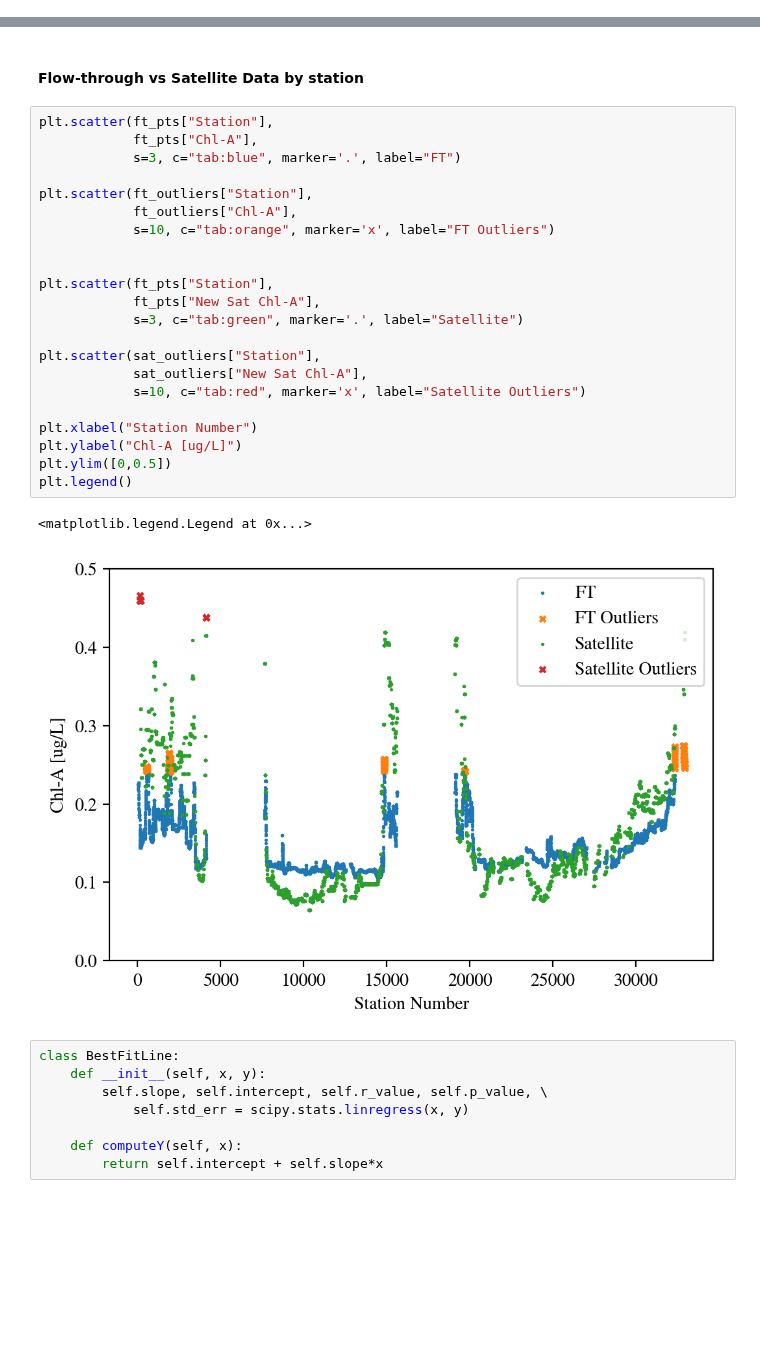
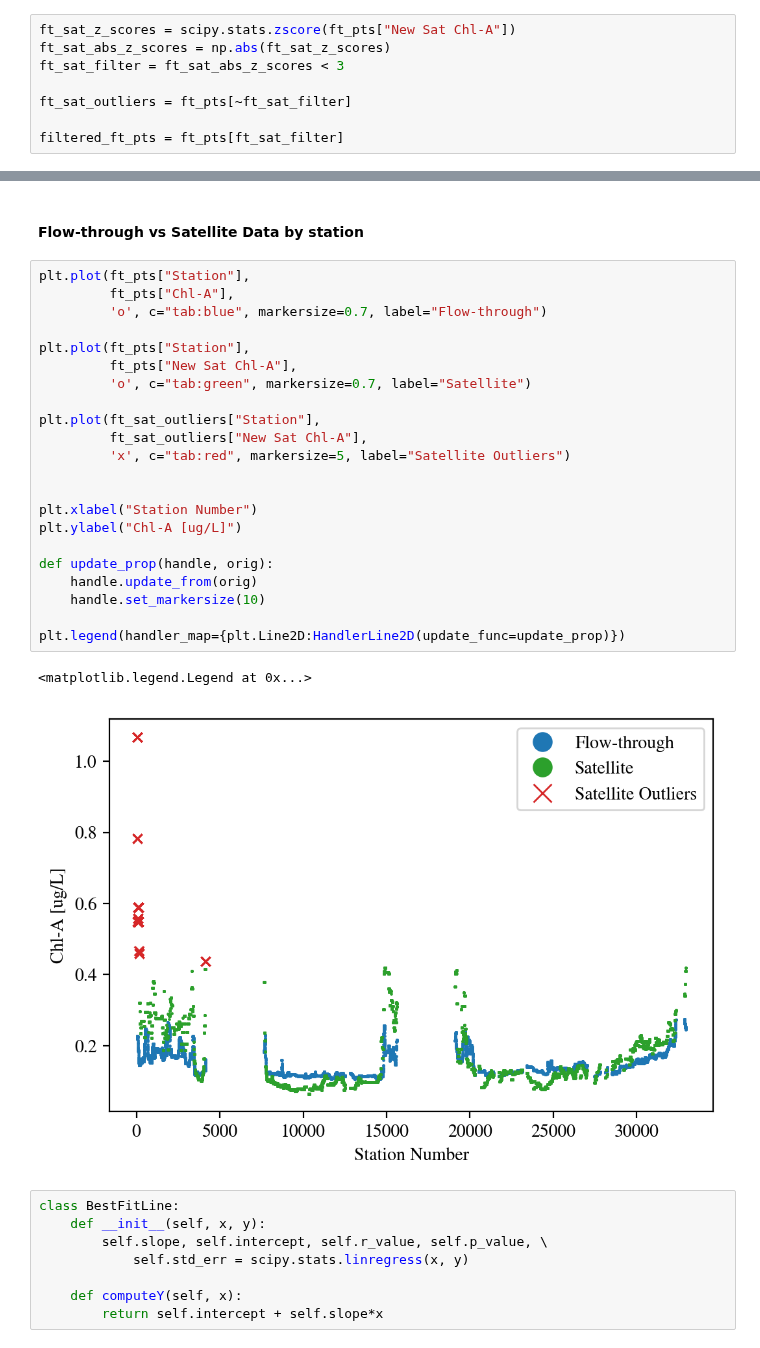
Before and after one commit to AmyPhung/chl-a-comparison, a Jupyter notebook: Revised Figures (Histograms, Satellite Comparisons).ipynb, the cells around one changed output, grey strips where cells are left out. Saved outputs shown, nothing was run; the diff lists cells and outputs as text; blank space fills up the shorter version.

Commit message:
Separate outliers in BGC dataset

```diff
--- a/Revised Figures (Histograms, Satellite Comparisons).ipynb
+++ b/Revised Figures (Histograms, Satellite Comparisons).ipynb
@@ -136,3 +139,11 @@ compiled_results.insert(10, "New Sat Chl-A", new_sat_data)
 # %%
 ft_pts = compiled_results.dropna()
+# %%
+ft_sat_z_scores = scipy.stats.zscore(ft_pts["New Sat Chl-A"])
+ft_sat_abs_z_scores = np.abs(ft_sat_z_scores)
+ft_sat_filter = ft_sat_abs_z_scores < 3
+
+ft_sat_outliers = ft_pts[~ft_sat_filter]
+
+filtered_ft_pts = ft_pts[ft_sat_filter]
 # %% [markdown]
@@ -177,30 +193,30 @@ mpl.rcParams['font.family'] = 'STIXGeneral'
 # %% [markdown]
 #### Flow-through vs Satellite Data by station
 # %%
-plt.scatter(ft_pts["Station"],
-            ft_pts["Chl-A"],
-            s=3, c="tab:blue", marker='.', label="FT")
+plt.plot(ft_pts["Station"],
+         ft_pts["Chl-A"],
+         'o', c="tab:blue", markersize=0.7, label="Flow-through")
 
-plt.scatter(ft_outliers["Station"],
-            ft_outliers["Chl-A"],
-            s=10, c="tab:orange", marker='x', label="FT Outliers")
+plt.plot(ft_pts["Station"],
+         ft_pts["New Sat Chl-A"],
+         'o', c="tab:green", markersize=0.7, label="Satellite")
 
+plt.plot(ft_sat_outliers["Station"],
+         ft_sat_outliers["New Sat Chl-A"],
+         'x', c="tab:red", markersize=5, label="Satellite Outliers")
 
-plt.scatter(ft_pts["Station"],
-            ft_pts["New Sat Chl-A"],
-            s=3, c="tab:green", marker='.', label="Satellite")
-
-plt.scatter(sat_outliers["Station"],
-            sat_outliers["New Sat Chl-A"],
-            s=10, c="tab:red", marker='x', label="Satellite Outliers")
 
 plt.xlabel("Station Number")
 plt.ylabel("Chl-A [ug/L]")
-plt.ylim([0,0.5])
-plt.legend()
+
+def update_prop(handle, orig):
+    handle.update_from(orig)
+    handle.set_markersize(10)
+
+plt.legend(handler_map={plt.Line2D:HandlerLine2D(update_func=update_prop)})
 # %% [output]
 <matplotlib.legend.Legend at 0x...>
-[figure, old version]
+[figure, new version]
 # %%
 class BestFitLine:
     def __init__(self, x, y):
```
Also changed, not shown: parts of 17 cells of this notebook, 2 other files.
